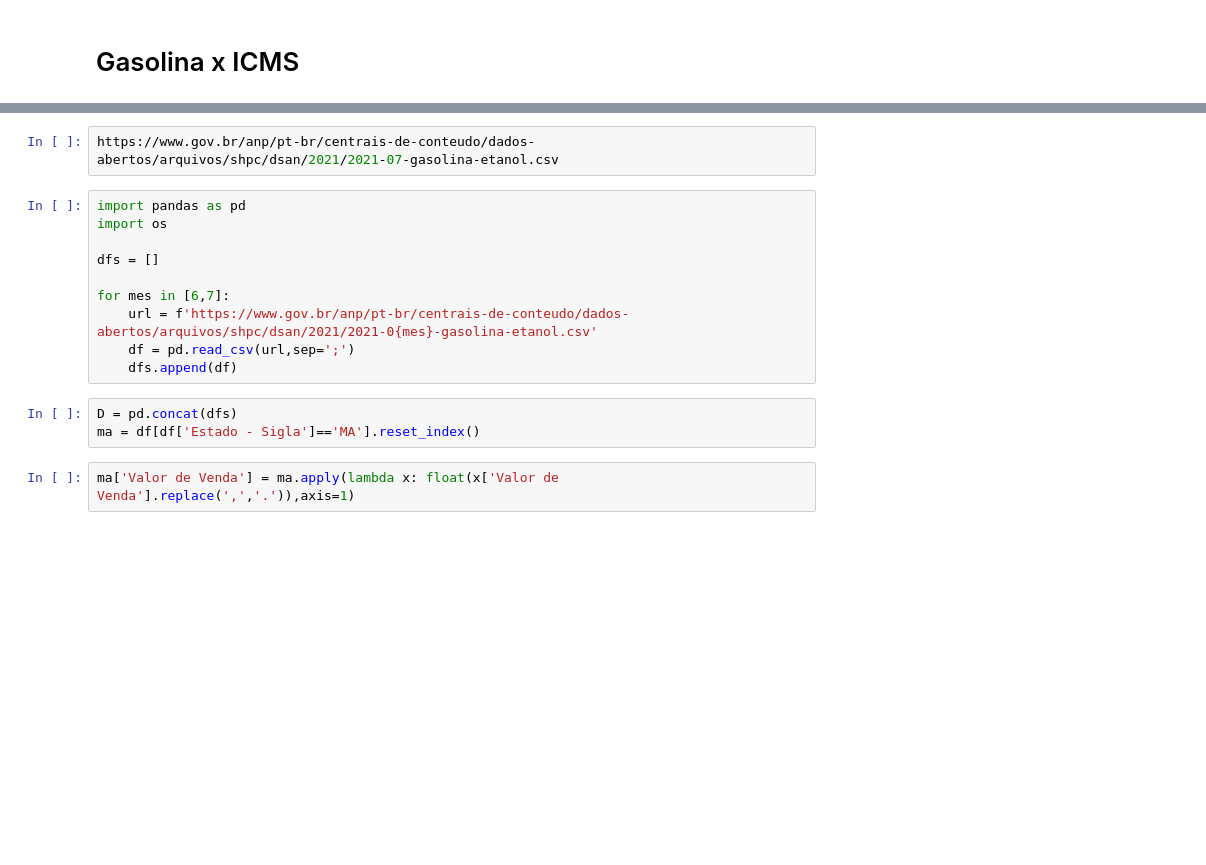
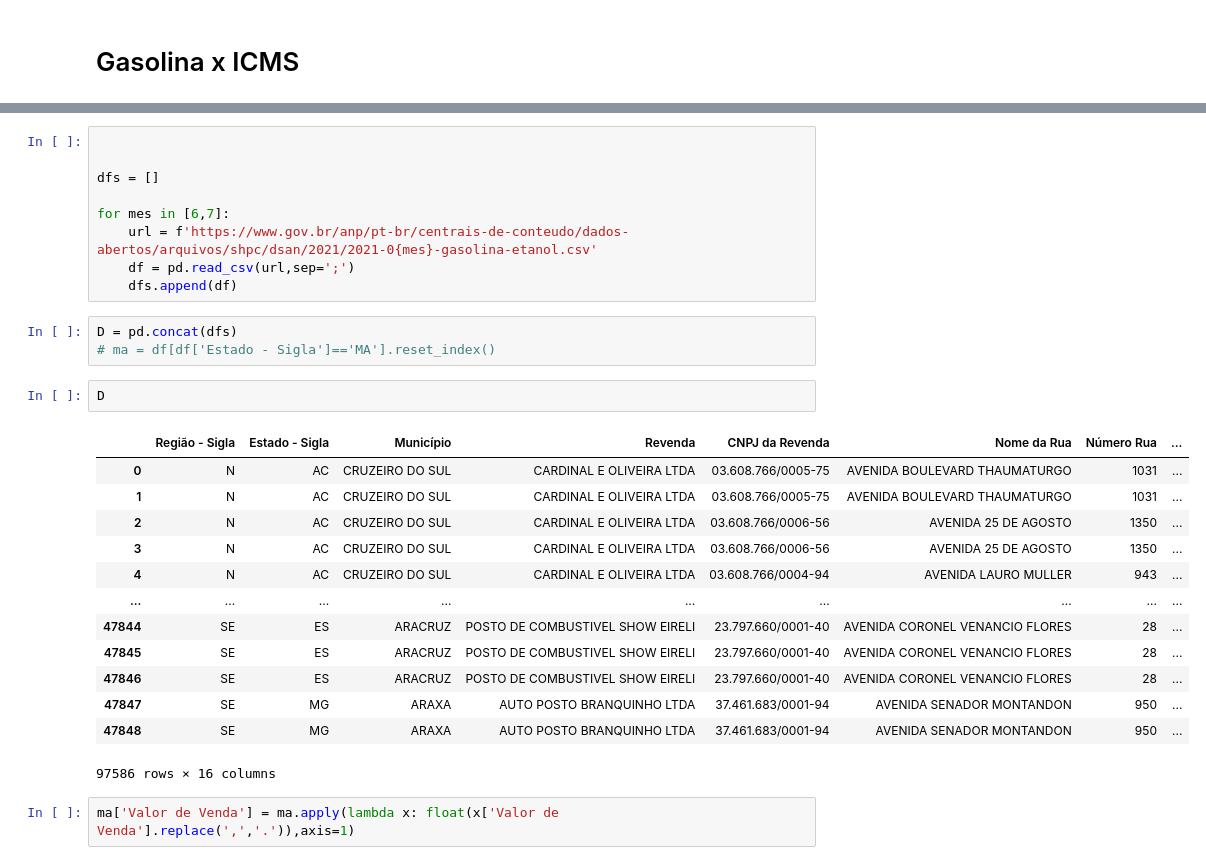
Before and after one commit to eai-Procede/01-gasolina-icms, a Jupyter notebook: main.ipynb, the cells around one changed output, grey strips where cells are left out. Cells and saved outputs as stored; diff of their text form; blank space fills up the shorter version.

Commit message:
adiço de novos dados

```diff
--- a/main.ipynb
+++ b/main.ipynb
@@ -3,18 +128,31 @@
 # %%
-https://www.gov.br/anp/pt-br/centrais-de-conteudo/dados-abertos/arquivos/shpc/dsan/2021/2021-07-gasolina-etanol.csv
+
+
+dfs = []
+
+for mes in [6,7]:
+    url = f'https://www.gov.br/anp/pt-br/centrais-de-conteudo/dados-abertos/arquivos/shpc/dsan/2021/2021-0{mes}-gasolina-etanol.csv'
+    df = pd.read_csv(url,sep=';')
+    dfs.append(df)
-# %%
-import pandas as pd
-import os
-
-dfs = []
-
-for mes in [6,7]:
-    url = f'https://www.gov.br/anp/pt-br/centrais-de-conteudo/dados-abertos/arquivos/shpc/dsan/2021/2021-0{mes}-gasolina-etanol.csv'
-    df = pd.read_csv(url,sep=';')
-    dfs.append(df)
 # %%
 D = pd.concat(dfs)
-ma = df[df['Estado - Sigla']=='MA'].reset_index()
+# ma = df[df['Estado - Sigla']=='MA'].reset_index()
+# %%
+D
+# %% [output]
+|  | Região - Sigla | Estado - Sigla | Município | Revenda | CNPJ da Revenda | Nome da Rua | Número Rua | ... |
+| 0 | N | AC | CRUZEIRO DO SUL | CARDINAL E OLIVEIRA LTDA | 03.608.766/0005-75 | AVENIDA BOULEVARD THAUMATURGO | 1031 | ... |
+| 1 | N | AC | CRUZEIRO DO SUL | CARDINAL E OLIVEIRA LTDA | 03.608.766/0005-75 | AVENIDA BOULEVARD THAUMATURGO | 1031 | ... |
+| 2 | N | AC | CRUZEIRO DO SUL | CARDINAL E OLIVEIRA LTDA | 03.608.766/0006-56 | AVENIDA 25 DE AGOSTO | 1350 | ... |
+| 3 | N | AC | CRUZEIRO DO SUL | CARDINAL E OLIVEIRA LTDA | 03.608.766/0006-56 | AVENIDA 25 DE AGOSTO | 1350 | ... |
+| 4 | N | AC | CRUZEIRO DO SUL | CARDINAL E OLIVEIRA LTDA | 03.608.766/0004-94 | AVENIDA LAURO MULLER | 943 | ... |
+| ... | ... | ... | ... | ... | ... | ... | ... | ... |
+| 47844 | SE | ES | ARACRUZ | POSTO DE COMBUSTIVEL SHOW EIRELI | 23.797.660/0001-40 | AVENIDA CORONEL VENANCIO FLORES | 28 | ... |
+| 47845 | SE | ES | ARACRUZ | POSTO DE COMBUSTIVEL SHOW EIRELI | 23.797.660/0001-40 | AVENIDA CORONEL VENANCIO FLORES | 28 | ... |
+| 47846 | SE | ES | ARACRUZ | POSTO DE COMBUSTIVEL SHOW EIRELI | 23.797.660/0001-40 | AVENIDA CORONEL VENANCIO FLORES | 28 | ... |
+| 47847 | SE | MG | ARAXA | AUTO POSTO BRANQUINHO LTDA | 37.461.683/0001-94 | AVENIDA SENADOR MONTANDON | 950 | ... |
+| 47848 | SE | MG | ARAXA | AUTO POSTO BRANQUINHO LTDA | 37.461.683/0001-94 | AVENIDA SENADOR MONTANDON | 950 | ... |
+97586 rows × 16 columns
 # %%
 ma['Valor de Venda'] = ma.apply(lambda x: float(x['Valor de Venda'].replace(',','.')),axis=1)
 # %%
```
Also changed, not shown: parts of 11 cells of this notebook, 5 other files.
